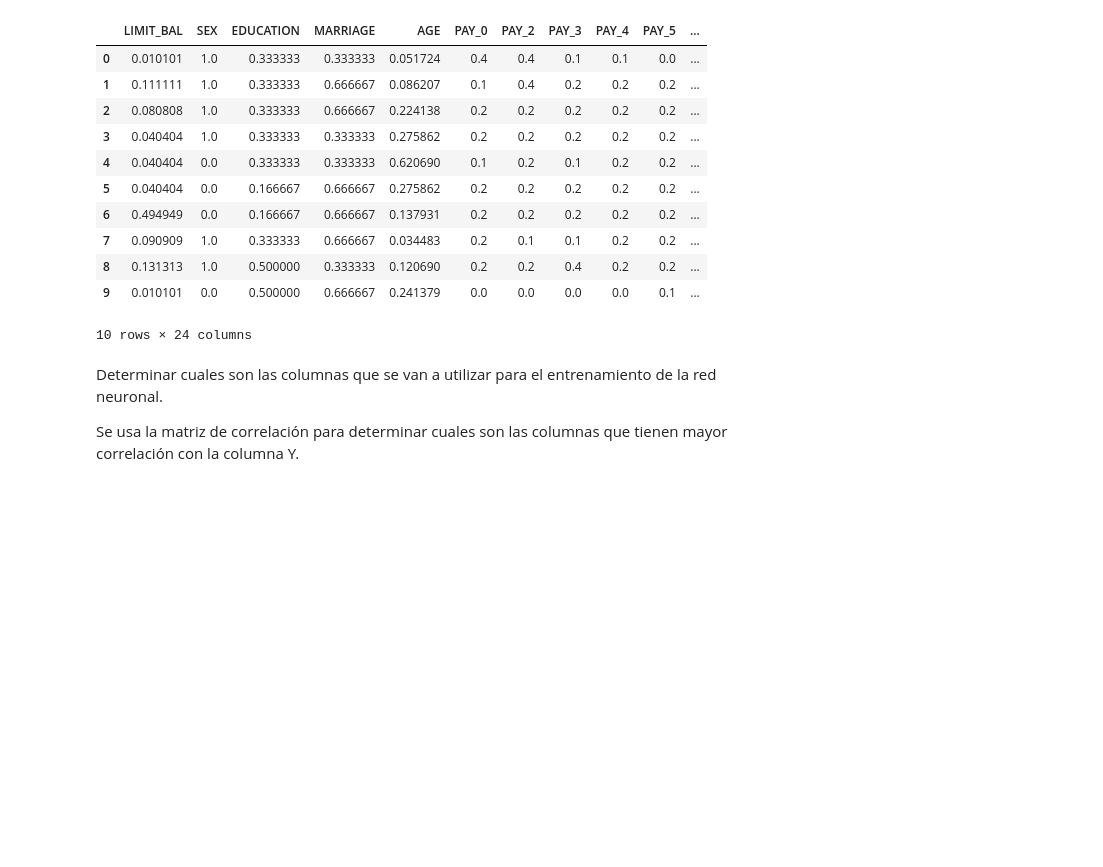
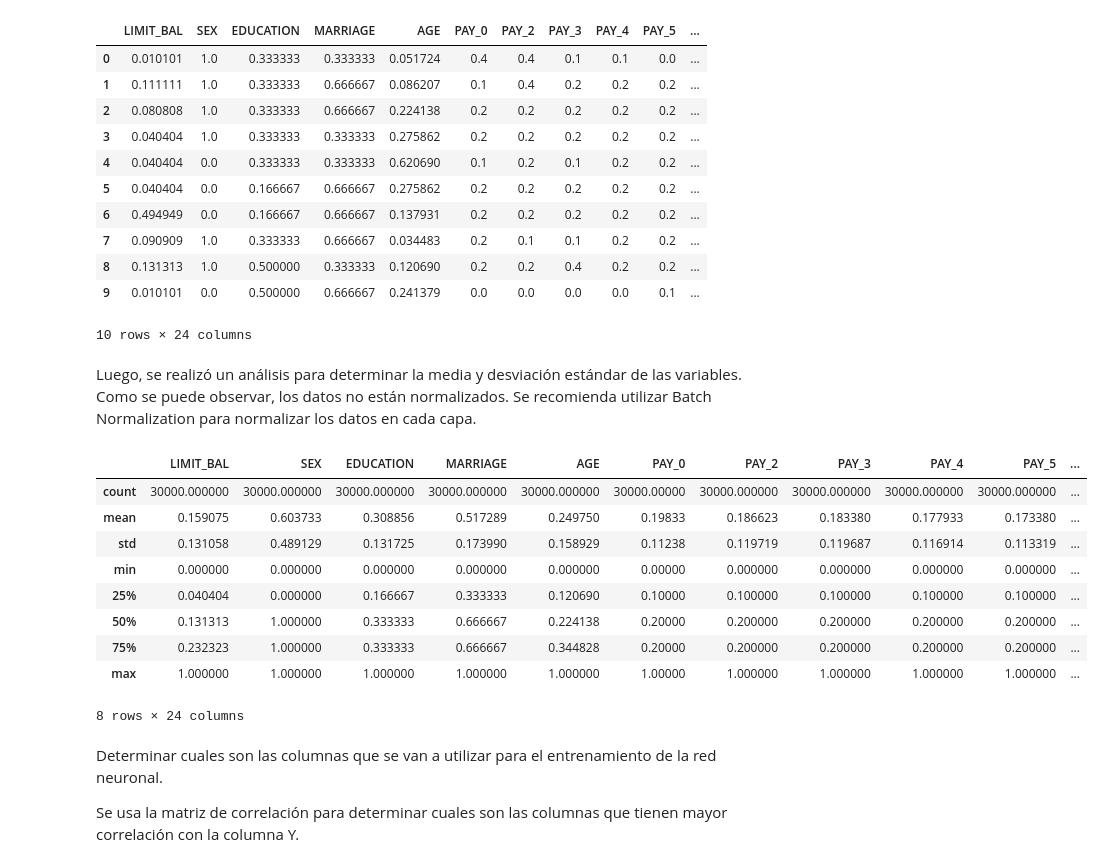
Before and after one commit to stefanoaragoni/lab4_deep, a Jupyter notebook: lab4.ipynb, the cells around one changed output. Drawn from its saved outputs; the diff is of its cells as text; code cells hidden in the pictures; blank space fills up the shorter version.

```diff
--- a/lab4.ipynb
+++ b/lab4.ipynb
@@ -93,6 +90,22 @@ df_scaled.head(10)
 | 8 | 0.131313 | 1.0 | 0.500000 | 0.333333 | 0.120690 | 0.2 | 0.2 | 0.4 | 0.2 | 0.2 | ... |
 | 9 | 0.010101 | 0.0 | 0.500000 | 0.666667 | 0.241379 | 0.0 | 0.0 | 0.0 | 0.0 | 0.1 | ... |
 10 rows × 24 columns
+# %% [markdown]
+Luego, se realizó un análisis para determinar la media y desviación estándar de las variables. Como se puede observar, los datos no están normalizados. Se recomienda utilizar Batch Normalization para normalizar los datos en cada capa.
+# %%
+# mean and standard deviation for each column
+df_scaled.describe()
+# %% [output]
+|  | LIMIT_BAL | SEX | EDUCATION | MARRIAGE | AGE | PAY_0 | PAY_2 | PAY_3 | PAY_4 | PAY_5 | ... |
+| count | 30000.000000 | 30000.000000 | 30000.000000 | 30000.000000 | 30000.000000 | 30000.00000 | 30000.000000 | 30000.000000 | 30000.000000 | 30000.000000 | ... |
+| mean | 0.159075 | 0.603733 | 0.308856 | 0.517289 | 0.249750 | 0.19833 | 0.186623 | 0.183380 | 0.177933 | 0.173380 | ... |
+| std | 0.131058 | 0.489129 | 0.131725 | 0.173990 | 0.158929 | 0.11238 | 0.119719 | 0.119687 | 0.116914 | 0.113319 | ... |
+| min | 0.000000 | 0.000000 | 0.000000 | 0.000000 | 0.000000 | 0.00000 | 0.000000 | 0.000000 | 0.000000 | 0.000000 | ... |
+| 25% | 0.040404 | 0.000000 | 0.166667 | 0.333333 | 0.120690 | 0.10000 | 0.100000 | 0.100000 | 0.100000 | 0.100000 | ... |
+| 50% | 0.131313 | 1.000000 | 0.333333 | 0.666667 | 0.224138 | 0.20000 | 0.200000 | 0.200000 | 0.200000 | 0.200000 | ... |
+| 75% | 0.232323 | 1.000000 | 0.333333 | 0.666667 | 0.344828 | 0.20000 | 0.200000 | 0.200000 | 0.200000 | 0.200000 | ... |
+| max | 1.000000 | 1.000000 | 1.000000 | 1.000000 | 1.000000 | 1.00000 | 1.000000 | 1.000000 | 1.000000 | 1.000000 | ... |
+8 rows × 24 columns
 # %% [markdown]
 Determinar cuales son las columnas que se van a utilizar para el entrenamiento de la red neuronal.
 
```
Also changed, not shown: parts of 2 cells of this notebook.
